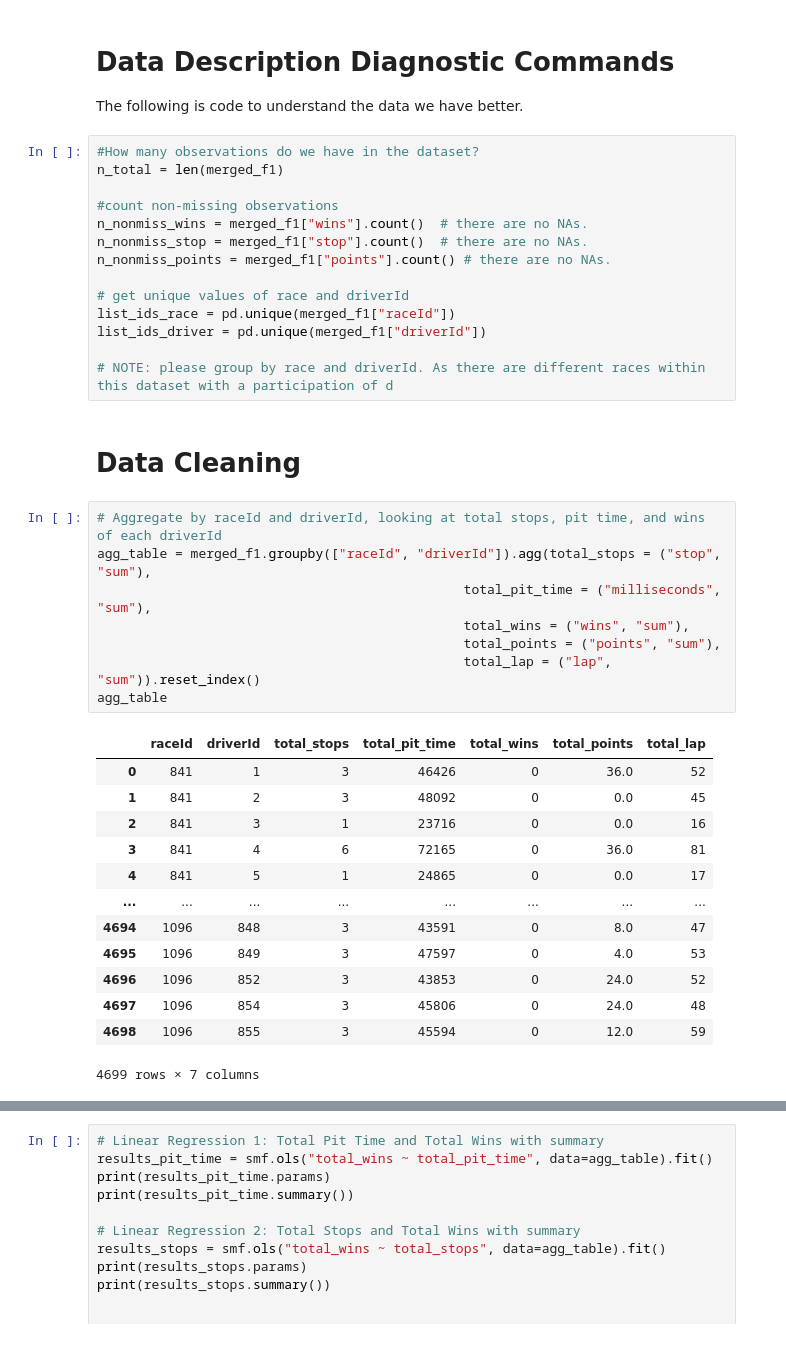
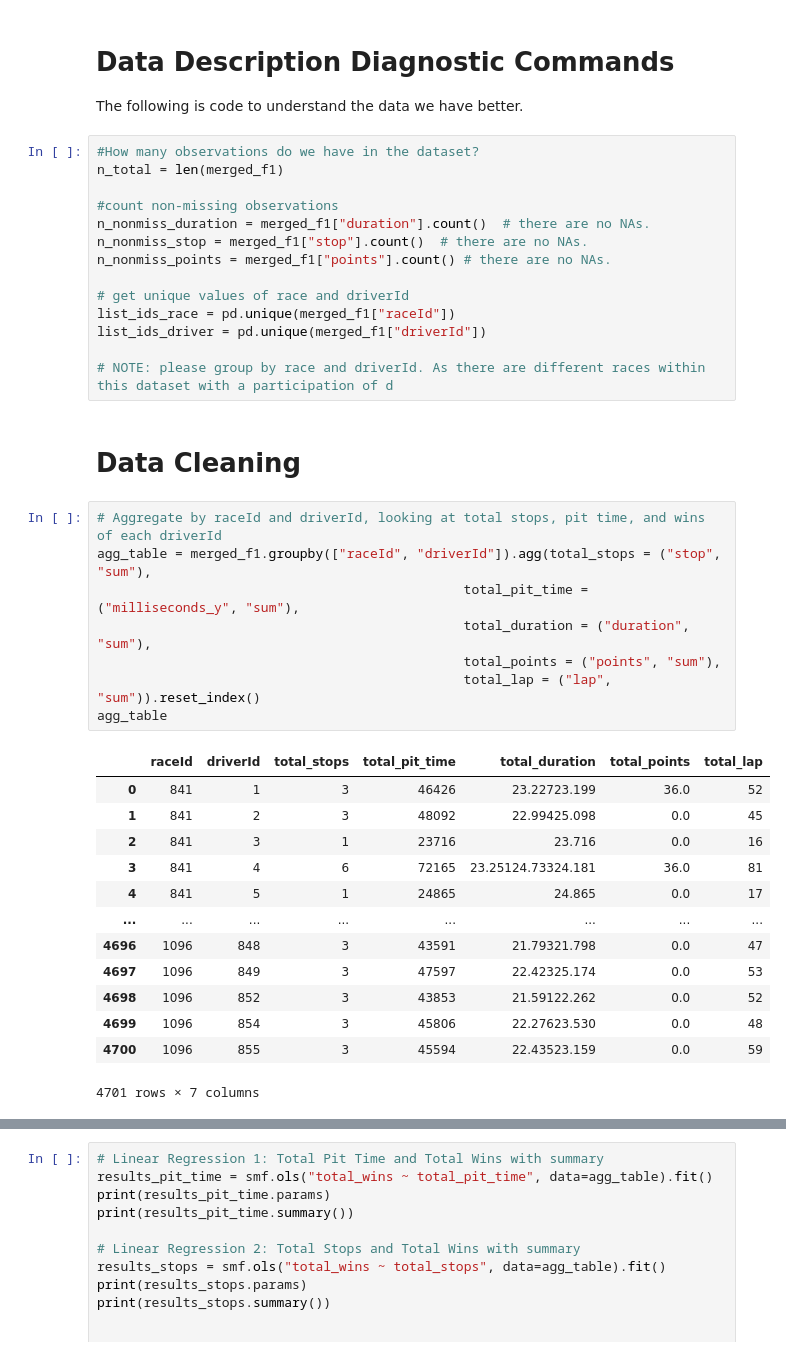
Before and after one commit to tdangi/qtm_final_project, a Jupyter notebook: qtm_moment.ipynb, the cells around one changed output, grey strips where cells are left out. Saved outputs shown, nothing was run; the diff lists cells and outputs as text.

```diff
--- a/qtm_moment.ipynb
+++ b/qtm_moment.ipynb
@@ -100,7 +100,7 @@ The following is code to understand the data we have better.
 n_total = len(merged_f1)
 
 #count non-missing observations
-n_nonmiss_wins = merged_f1["wins"].count()  # there are no NAs.
+n_nonmiss_duration = merged_f1["duration"].count()  # there are no NAs.
 n_nonmiss_stop = merged_f1["stop"].count()  # there are no NAs.
 n_nonmiss_points = merged_f1["points"].count() # there are no NAs.
 
@@ -114,25 +114,25 @@ list_ids_driver = pd.unique(merged_f1["driverId"])
 # %%
 # Aggregate by raceId and driverId, looking at total stops, pit time, and wins of each driverId
 agg_table = merged_f1.groupby(["raceId", "driverId"]).agg(total_stops = ("stop", "sum"),
-                                               total_pit_time = ("milliseconds", "sum"),
-                                               total_wins = ("wins", "sum"),
+                                               total_pit_time = ("milliseconds_y", "sum"),
+                                               total_duration = ("duration", "sum"),
                                                total_points = ("points", "sum"),
                                                total_lap = ("lap", "sum")).reset_index()
 agg_table
 # %% [output]
-|  | raceId | driverId | total_stops | total_pit_time | total_wins | total_points | total_lap |
-| 0 | 841 | 1 | 3 | 46426 | 0 | 36.0 | 52 |
-| 1 | 841 | 2 | 3 | 48092 | 0 | 0.0 | 45 |
-| 2 | 841 | 3 | 1 | 23716 | 0 | 0.0 | 16 |
-| 3 | 841 | 4 | 6 | 72165 | 0 | 36.0 | 81 |
-| 4 | 841 | 5 | 1 | 24865 | 0 | 0.0 | 17 |
+|  | raceId | driverId | total_stops | total_pit_time | total_duration | total_points | total_lap |
+| 0 | 841 | 1 | 3 | 46426 | 23.22723.199 | 36.0 | 52 |
+| 1 | 841 | 2 | 3 | 48092 | 22.99425.098 | 0.0 | 45 |
+| 2 | 841 | 3 | 1 | 23716 | 23.716 | 0.0 | 16 |
+| 3 | 841 | 4 | 6 | 72165 | 23.25124.73324.181 | 36.0 | 81 |
+| 4 | 841 | 5 | 1 | 24865 | 24.865 | 0.0 | 17 |
 | ... | ... | ... | ... | ... | ... | ... | ... |
-| 4694 | 1096 | 848 | 3 | 43591 | 0 | 8.0 | 47 |
-| 4695 | 1096 | 849 | 3 | 47597 | 0 | 4.0 | 53 |
-| 4696 | 1096 | 852 | 3 | 43853 | 0 | 24.0 | 52 |
-| 4697 | 1096 | 854 | 3 | 45806 | 0 | 24.0 | 48 |
-| 4698 | 1096 | 855 | 3 | 45594 | 0 | 12.0 | 59 |
+| 4696 | 1096 | 848 | 3 | 43591 | 21.79321.798 | 0.0 | 47 |
+| 4697 | 1096 | 849 | 3 | 47597 | 22.42325.174 | 0.0 | 53 |
+| 4698 | 1096 | 852 | 3 | 43853 | 21.59122.262 | 0.0 | 52 |
+| 4699 | 1096 | 854 | 3 | 45806 | 22.27623.530 | 0.0 | 48 |
+| 4700 | 1096 | 855 | 3 | 45594 | 22.43523.159 | 0.0 | 59 |
-4699 rows × 7 columns
+4701 rows × 7 columns
 # %%
 # Create subplots to assess the relationship between, Total Pit Time, Total Stops, Total Wins
 fig, list_subfig = plt.subplots(1, 3, figsize = (11,3))
```
Also changed, not shown: parts of 1 cell of this notebook.
